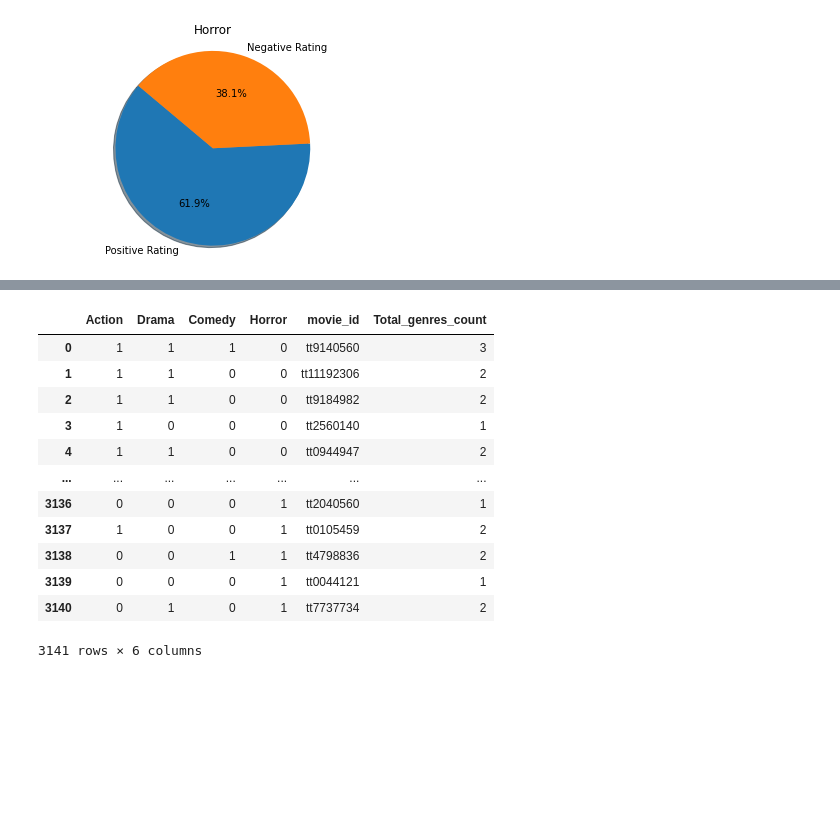
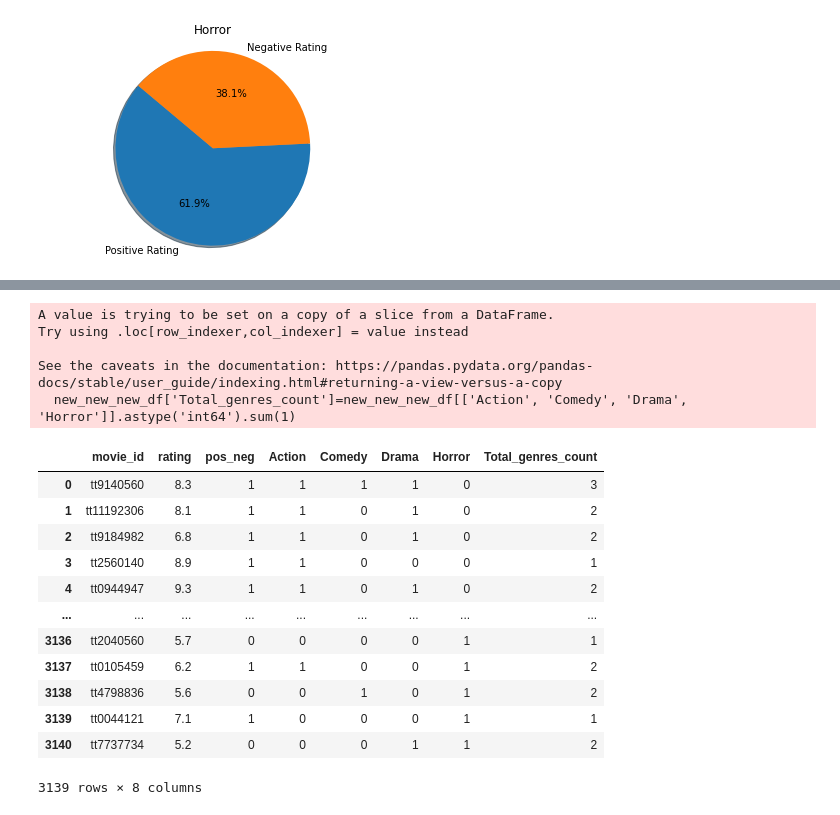
Before and after one commit to williampryor/IMDB_Machine_Learning_Sentiment_Analysis, a Jupyter notebook: Data Visulization about Movies.ipynb, the cells around one changed output, grey strips where cells are left out. Cells and saved outputs as stored; diff of their text form; code cells hidden in the pictures; blank space fills up the shorter version.

```diff
--- a/Data Visulization about Movies.ipynb
+++ b/Data Visulization about Movies.ipynb
@@ -100,0 +95,2 @@ whole_df
+# %%
+combined_df.drop(combined_df[combined_df['movie_id'] = 25].index, inplace = True)
@@ -294,0 +289,3 @@ plt.show()
+# %%
+new_new_df=combined_df.loc[(combined_df['Action']=='1') | (combined_df['Comedy']=='1') | (combined_df['Drama']=='1') | (combined_df['Horror']=='1') ]
+new_new_new_df=new_new_df[["movie_id","rating","pos_neg",'Action','Comedy','Drama','Horror']]
@@ -295,18 +309,23 @@ plt.show()
 # %%
-new_new_df['Total_genres_count']=new_new_df[['Action', 'Comedy', 'Drama', 'Horror']].sum(1)
-new_new_df
+new_new_new_df['Total_genres_count']=new_new_new_df[['Action', 'Comedy', 'Drama', 'Horror']].astype('int64').sum(1)
+new_new_new_df
 # %% [output]
+A value is trying to be set on a copy of a slice from a DataFrame.
+Try using .loc[row_indexer,col_indexer] = value instead
+
+See the caveats in the documentation: https://pandas.pydata.org/pandas-docs/stable/user_guide/indexing.html#returning-a-view-versus-a-copy
+  new_new_new_df['Total_genres_count']=new_new_new_df[['Action', 'Comedy', 'Drama', 'Horror']].astype('int64').sum(1)
-|  | Action | Drama | Comedy | Horror | movie_id | Total_genres_count |
-| 0 | 1 | 1 | 1 | 0 | tt9140560 | 3 |
-| 1 | 1 | 1 | 0 | 0 | tt11192306 | 2 |
-| 2 | 1 | 1 | 0 | 0 | tt9184982 | 2 |
-| 3 | 1 | 0 | 0 | 0 | tt2560140 | 1 |
-| 4 | 1 | 1 | 0 | 0 | tt0944947 | 2 |
-| ... | ... | ... | ... | ... | ... | ... |
-| 3136 | 0 | 0 | 0 | 1 | tt2040560 | 1 |
-| 3137 | 1 | 0 | 0 | 1 | tt0105459 | 2 |
-| 3138 | 0 | 0 | 1 | 1 | tt4798836 | 2 |
-| 3139 | 0 | 0 | 0 | 1 | tt0044121 | 1 |
-| 3140 | 0 | 1 | 0 | 1 | tt7737734 | 2 |
+|  | movie_id | rating | pos_neg | Action | Comedy | Drama | Horror | Total_genres_count |
+| 0 | tt9140560 | 8.3 | 1 | 1 | 1 | 1 | 0 | 3 |
+| 1 | tt11192306 | 8.1 | 1 | 1 | 0 | 1 | 0 | 2 |
+| 2 | tt9184982 | 6.8 | 1 | 1 | 0 | 1 | 0 | 2 |
+| 3 | tt2560140 | 8.9 | 1 | 1 | 0 | 0 | 0 | 1 |
+| 4 | tt0944947 | 9.3 | 1 | 1 | 0 | 1 | 0 | 2 |
+| ... | ... | ... | ... | ... | ... | ... | ... | ... |
+| 3136 | tt2040560 | 5.7 | 0 | 0 | 0 | 0 | 1 | 1 |
+| 3137 | tt0105459 | 6.2 | 1 | 1 | 0 | 0 | 1 | 2 |
+| 3138 | tt4798836 | 5.6 | 0 | 0 | 1 | 0 | 1 | 2 |
+| 3139 | tt0044121 | 7.1 | 1 | 0 | 0 | 0 | 1 | 1 |
+| 3140 | tt7737734 | 5.2 | 0 | 0 | 0 | 1 | 1 | 2 |
-3141 rows × 6 columns
+3139 rows × 8 columns
 # %%
```
Also changed, not shown: parts of 44 cells of this notebook.
